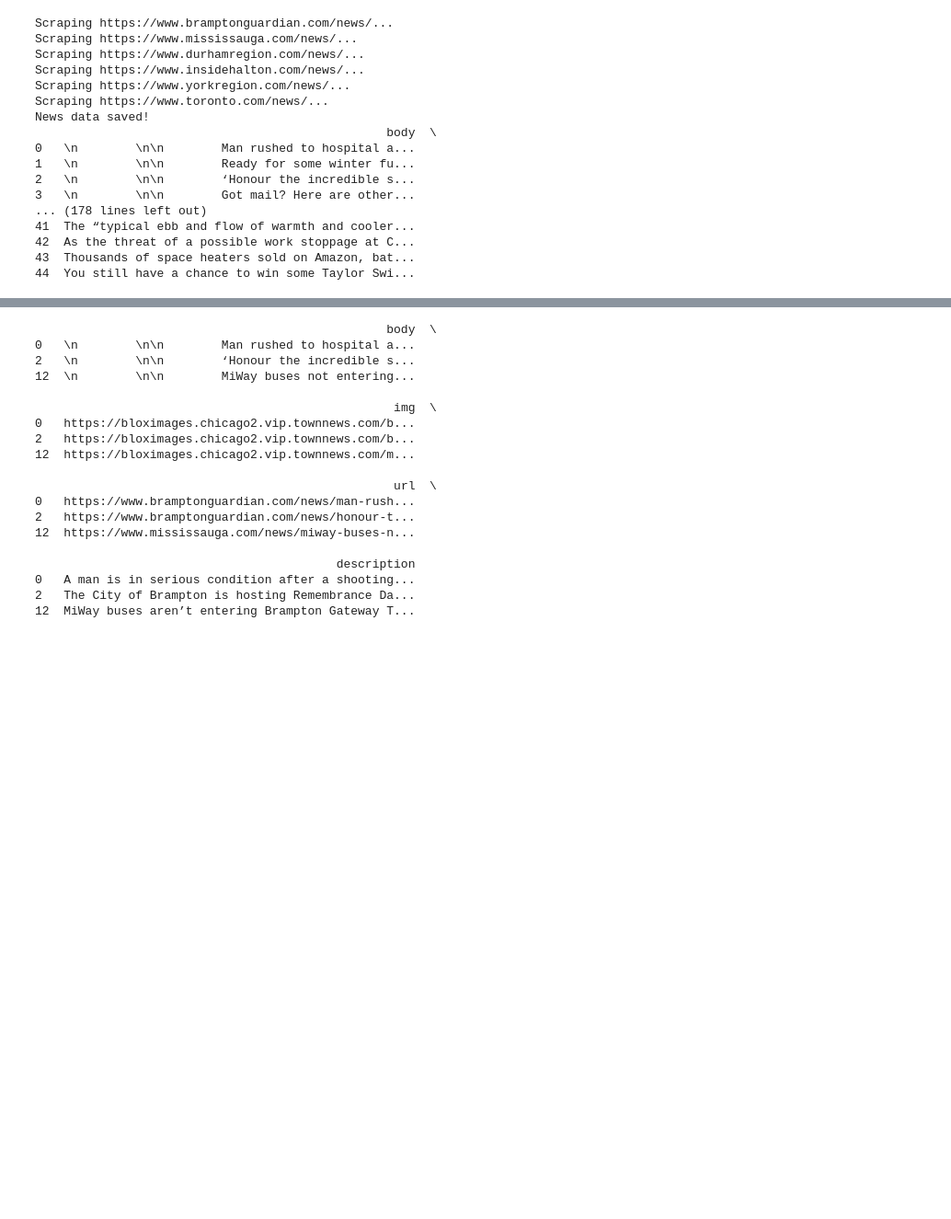
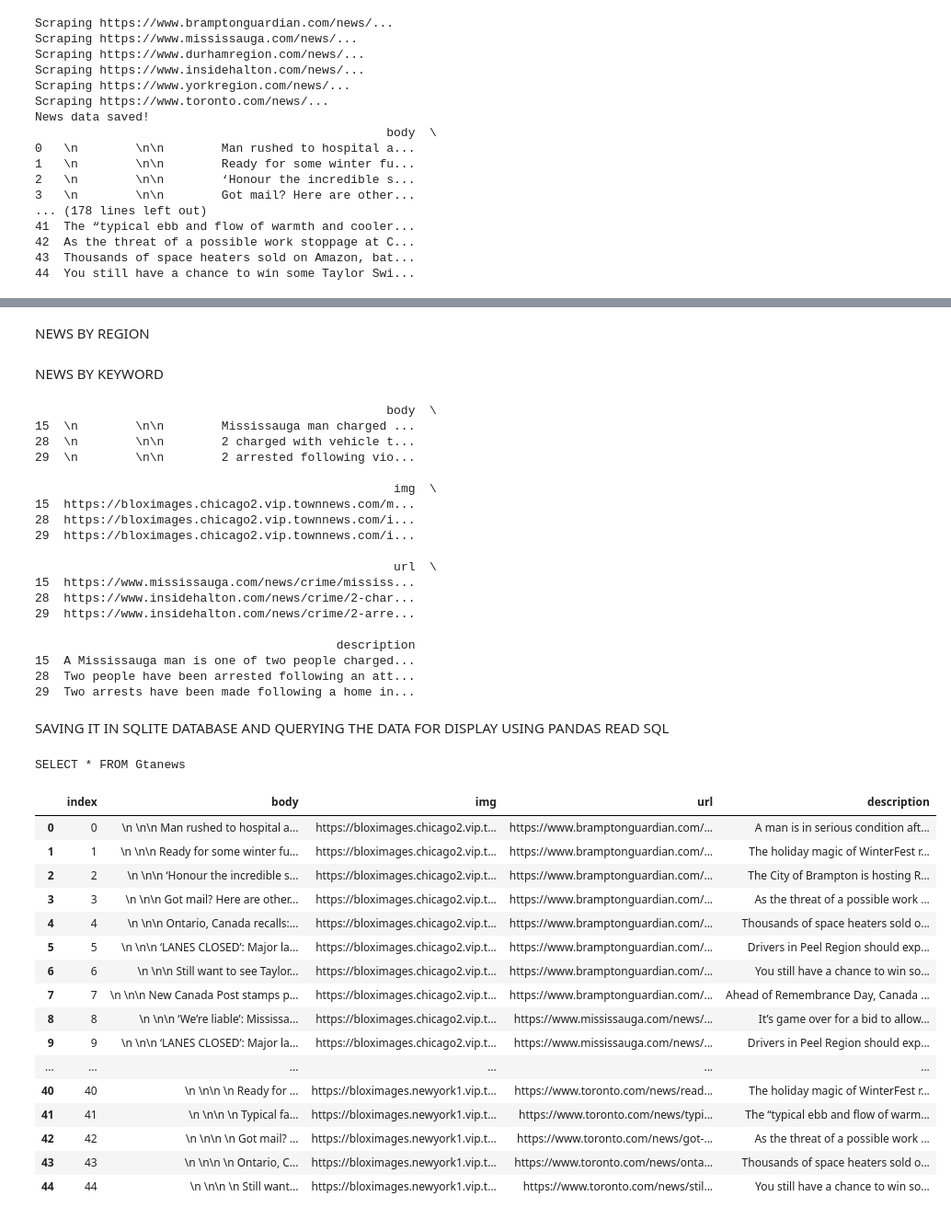
Before and after one commit to jpsngh/NewsScraper-, a Jupyter notebook: scrpe.ipynb, the cells around one changed output, grey strips where cells are left out. Shown at 92% size. Cells and saved outputs as stored; diff of their text form; code cells hidden in the pictures; blank space fills up the shorter version.

```diff
--- a/scrpe.ipynb
+++ b/scrpe.ipynb
@@ -118,0 +124,2 @@ SyntaxError: f-string: expecting '}' (2360618048.py, line 6)
+# %% [markdown]
+NEWS BY REGION
@@ -119,36 +138,61 @@ SyntaxError: f-string: expecting '}' (2360618048.py, line 6)
+# %% [markdown]
+NEWS BY KEYWORD
 # %%
-keywords = "bram"
+keywords = "crime"
 
 # Filter rows where 'body' contains any of the keywords
-crime_rows = df[df["body"].str.contains(keywords, case=False, na=False)]
+crime_rows = df[df["description"].str.contains(keywords, case=False, na=False)]
 print(crime_rows)
 # %% [output]
                                                  body  \
-0   \n        \n\n        Man rushed to hospital a...
-2   \n        \n\n        ‘Honour the incredible s...
-12  \n        \n\n        MiWay buses not entering...
+15  \n        \n\n        Mississauga man charged ...
+28  \n        \n\n        2 charged with vehicle t...
+29  \n        \n\n        2 arrested following vio...
 
                                                   img  \
-0   https://bloximages.chicago2.vip.townnews.com/b...
-2   https://bloximages.chicago2.vip.townnews.com/b...
-12  https://bloximages.chicago2.vip.townnews.com/m...
+15  https://bloximages.chicago2.vip.townnews.com/m...
+28  https://bloximages.chicago2.vip.townnews.com/i...
+29  https://bloximages.chicago2.vip.townnews.com/i...
 
                                                   url  \
-0   https://www.bramptonguardian.com/news/man-rush...
-2   https://www.bramptonguardian.com/news/honour-t...
-12  https://www.mississauga.com/news/miway-buses-n...
+15  https://www.mississauga.com/news/crime/mississ...
+28  https://www.insidehalton.com/news/crime/2-char...
+29  https://www.insidehalton.com/news/crime/2-arre...
 
                                           description
-0   A man is in serious condition after a shooting...
-2   The City of Brampton is hosting Remembrance Da...
-12  MiWay buses aren’t entering Brampton Gateway T...
+15  A Mississauga man is one of two people charged...
+28  Two people have been arrested following an att...
+29  Two arrests have been made following a home in...
+# %% [markdown]
+SAVING IT IN SQLITE DATABASE AND QUERYING THE DATA FOR DISPLAY USING PANDAS READ SQL
 # %%
-import sqlite3
+
 
 # Connect to SQLite and create a database file
 conn = sqlite3.connect('news.db')
 
-query_statement = f"SELECT * FROM {"friends"}"
+df.to_sql("Gtanews", conn, if_exists="replace", index=True)
+
+query_statement = f"SELECT * FROM Gtanews"
 query_output = pd.read_sql(query_statement, conn)
 print(query_statement)
-print(query_output)
+query_output
+# %% [output]
+SELECT * FROM Gtanews
+|  | index | body | img | url | description |
+| 0 | 0 | \n \n\n Man rushed to hospital a... | https://bloximages.chicago2.vip.t... | https://www.bramptonguardian.com/... | A man is in serious condition aft... |
+| 1 | 1 | \n \n\n Ready for some winter fu... | https://bloximages.chicago2.vip.t... | https://www.bramptonguardian.com/... | The holiday magic of WinterFest r... |
+| 2 | 2 | \n \n\n ‘Honour the incredible s... | https://bloximages.chicago2.vip.t... | https://www.bramptonguardian.com/... | The City of Brampton is hosting R... |
+| 3 | 3 | \n \n\n Got mail? Here are other... | https://bloximages.chicago2.vip.t... | https://www.bramptonguardian.com/... | As the threat of a possible work ... |
+| 4 | 4 | \n \n\n Ontario, Canada recalls:... | https://bloximages.chicago2.vip.t... | https://www.bramptonguardian.com/... | Thousands of space heaters sold o... |
+| 5 | 5 | \n \n\n ‘LANES CLOSED’: Major la... | https://bloximages.chicago2.vip.t... | https://www.bramptonguardian.com/... | Drivers in Peel Region should exp... |
+| 6 | 6 | \n \n\n Still want to see Taylor... | https://bloximages.chicago2.vip.t... | https://www.bramptonguardian.com/... | You still have a chance to win so... |
+| 7 | 7 | \n \n\n New Canada Post stamps p... | https://bloximages.chicago2.vip.t... | https://www.bramptonguardian.com/... | Ahead of Remembrance Day, Canada ... |
+| 8 | 8 | \n \n\n ‘We’re liable’: Mississa... | https://bloximages.chicago2.vip.t... | https://www.mississauga.com/news/... | It’s game over for a bid to allow... |
+| 9 | 9 | \n \n\n ‘LANES CLOSED’: Major la... | https://bloximages.chicago2.vip.t... | https://www.mississauga.com/news/... | Drivers in Peel Region should exp... |
+| ... | ... | ... | ... | ... | ... |
+| 40 | 40 | \n \n\n \n Ready for ... | https://bloximages.newyork1.vip.t... | https://www.toronto.com/news/read... | The holiday magic of WinterFest r... |
+| 41 | 41 | \n \n\n \n Typical fa... | https://bloximages.newyork1.vip.t... | https://www.toronto.com/news/typi... | The “typical ebb and flow of warm... |
+| 42 | 42 | \n \n\n \n Got mail? ... | https://bloximages.newyork1.vip.t... | https://www.toronto.com/news/got-... | As the threat of a possible work ... |
+| 43 | 43 | \n \n\n \n Ontario, C... | https://bloximages.newyork1.vip.t... | https://www.toronto.com/news/onta... | Thousands of space heaters sold o... |
+| 44 | 44 | \n \n\n \n Still want... | https://bloximages.newyork1.vip.t... | https://www.toronto.com/news/stil... | You still have a chance to win so... |
```
Also changed, not shown: parts of 7 cells of this notebook.
